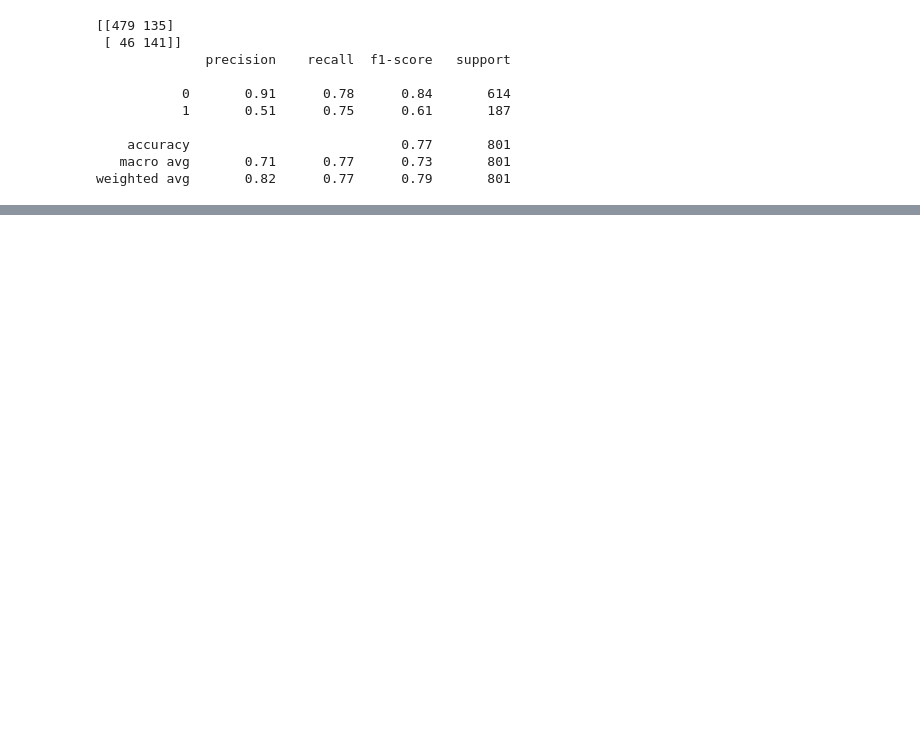
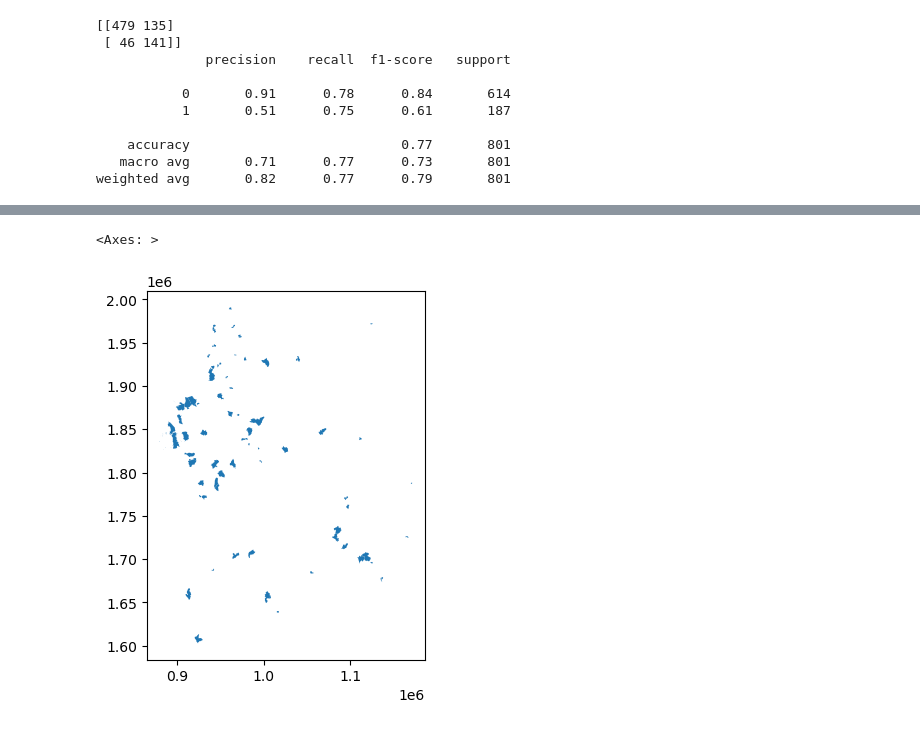
Before and after one commit to stripe2933/20251R0136COSE47101, a Jupyter notebook: 2021320324/stacking_ensemble.ipynb, the cells around one changed output, grey strips where cells are left out. Saved outputs shown, nothing was run; the diff lists cells and outputs as text; code cells hidden in the pictures; blank space fills up the shorter version.

```diff
--- a/2021320324/stacking_ensemble.ipynb
+++ b/2021320324/stacking_ensemble.ipynb
@@ -119,0 +146,5 @@ weighted avg       0.82      0.77      0.79       801
+# %%
+emd[(emd.EMD_CD).isin(fn)].plot()
+# %% [output]
+<Axes: >
+[figure, added]
```
Also changed, not shown: parts of 8 cells of this notebook, 1 other file.
